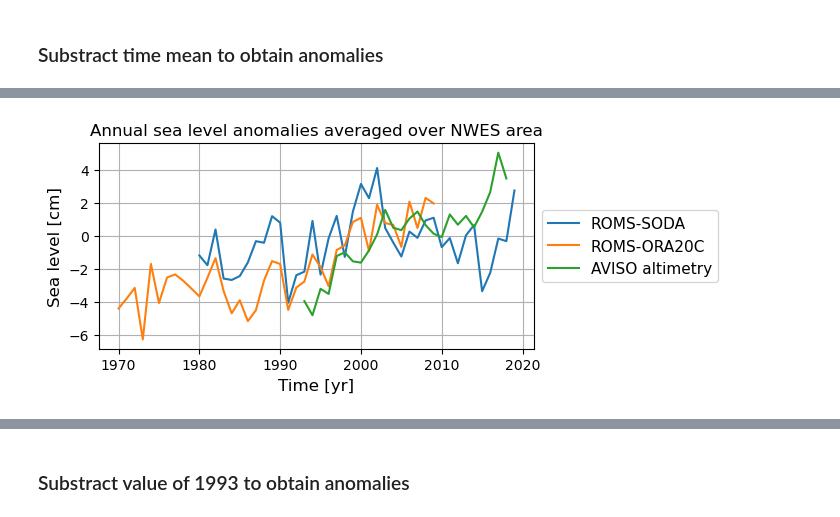
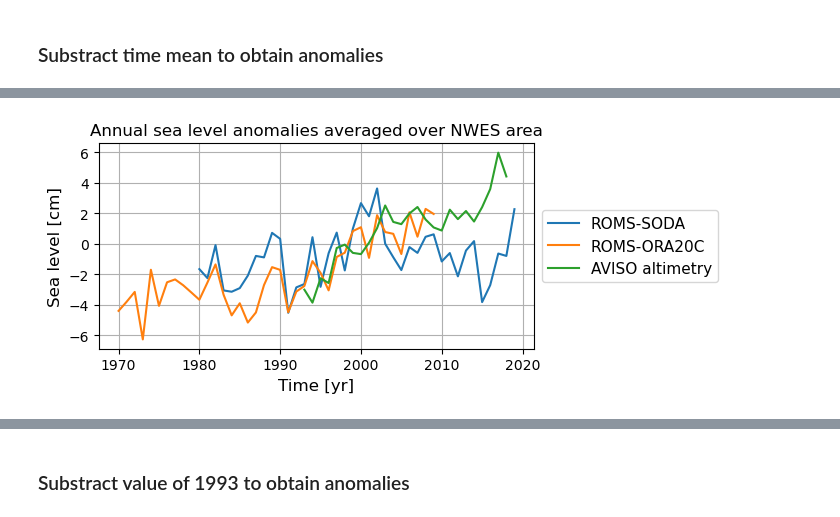
Before and after one commit to iris-keizer/ROMS-project, a Jupyter notebook: ROMS-project/analysis/SODA/analyse ROMS output nov2022.ipynb, the cells around one changed output, grey strips where cells are left out. Drawn from its saved outputs; the diff is of its cells as text; code cells hidden in the pictures.

```diff
--- a/ROMS-project/analysis/SODA/analyse ROMS output nov2022.ipynb
+++ b/ROMS-project/analysis/SODA/analyse ROMS output nov2022.ipynb
@@ -288,8 +302,49 @@ figure_annual_regional_mean(data_lst, var_lst, labels)
+# %%
+def figure_annual_regional_mean_ora(data_lst, var_lst, labels, name_add = ''):
+    '''
+    Function to obtain the weighted regional mean of data and plot this.
+
+    data_lst should be a list containing the data that should be plotted
+    var_lst should be a list containing the variable names for the sea level variable
+    labels should be a list of the data's names for the legend
+
+    '''
+
+    weights = np.cos(np.deg2rad(data_lst[0].latitude))
+
+    data_averaged = []
+    for i, data in enumerate(data_lst):
+        weighted = data.weighted(weights)                                      # Obtain weights
+        averaged = weighted.mean(['latitude', 'longitude'])                    # Obtain area average
+        data_averaged.append(averaged[var_lst[i]] - averaged[var_lst[i]].where((averaged.time >= 1993) & (averaged.time <= 2009), drop = True).mean('time'))   # Obtain anomalies
+
+    # Plot data
+    plt.figure(figsize = (7,3))
+    for data in data_averaged:
+        plt.plot(data.time, data*100)
+
+    fsize = 12
+    plt.xlabel('Time [yr]', fontsize = fsize)
+    plt.ylabel('Sea level [cm]', fontsize = fsize)
+    plt.title(f'Annual sea level anomalies averaged over NWES area', fontsize = fsize)
+    if name_add == '_ora':
+        plt.xticks(range(1970, 2021, 10), fontsize = fsize-2)
+    else:
+        plt.xticks(range(1980, 2021, 10), fontsize = fsize-2)
+
+    plt.yticks(fontsize = fsize-2)
+    plt.grid()
+
+    plt.legend(labels = labels, fontsize = fsize-1, loc='center left', bbox_to_anchor=(1.0, 0.5))
+
+    plt.tight_layout()
+
+    plt.savefig(f'{path_fig}/annual_regional_mean{name_add}')
 # %%
 data_lst = [roms_spinup_run4_zeta, roms_ora_zeta, aviso_altimetry]
 var_lst = ['zeta', 'zeta', 'adt']
 labels = ['ROMS-SODA', 'ROMS-ORA20C', 'AVISO altimetry']
 
-figure_annual_regional_mean(data_lst, var_lst, labels, '_ora')
+figure_annual_regional_mean_ora(data_lst, var_lst, labels, '_ora')
 # %% [output]
-[figure, old version]
+[figure, new version]
```
Also changed, not shown: parts of 19 cells of this notebook, 3 other files.
